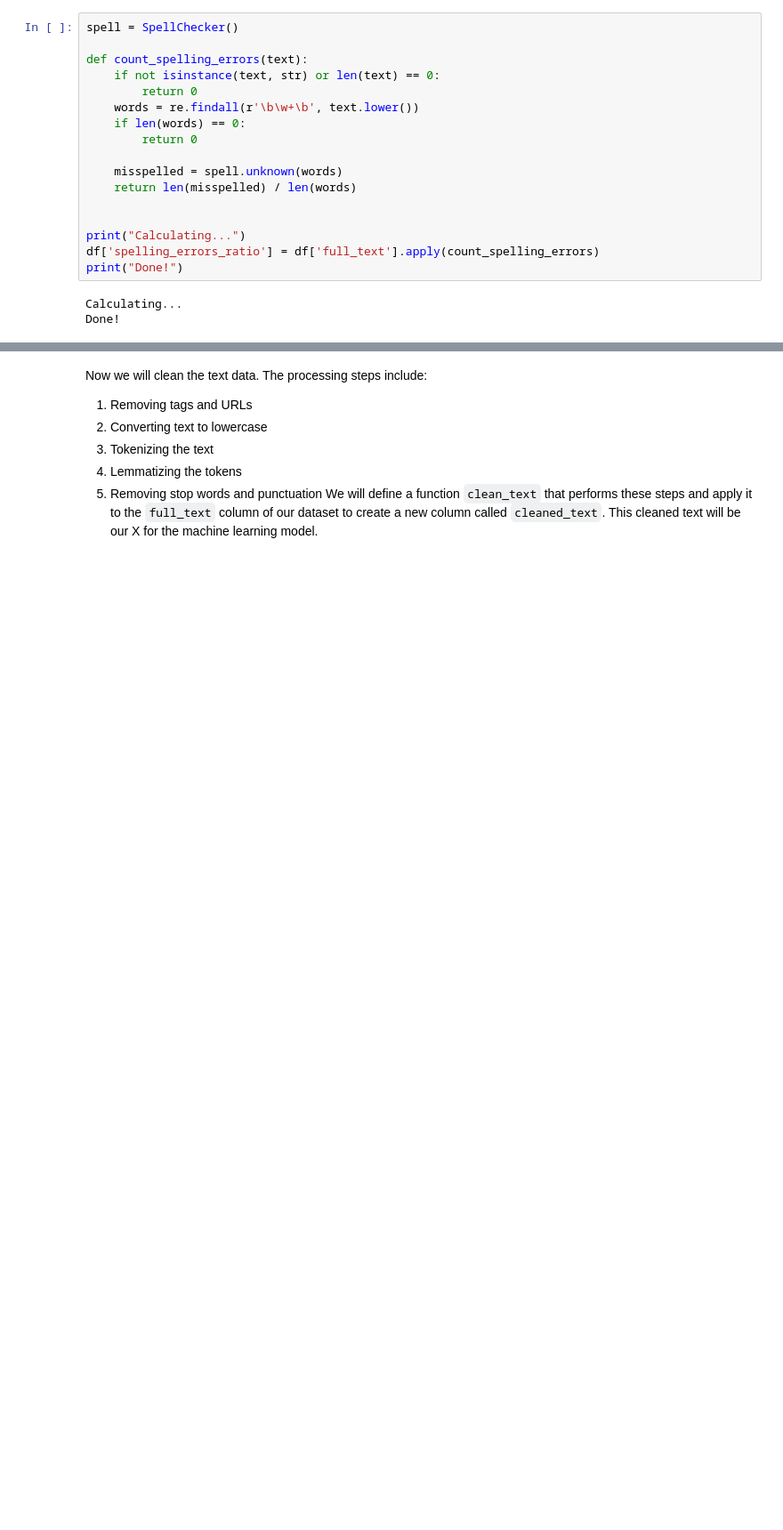
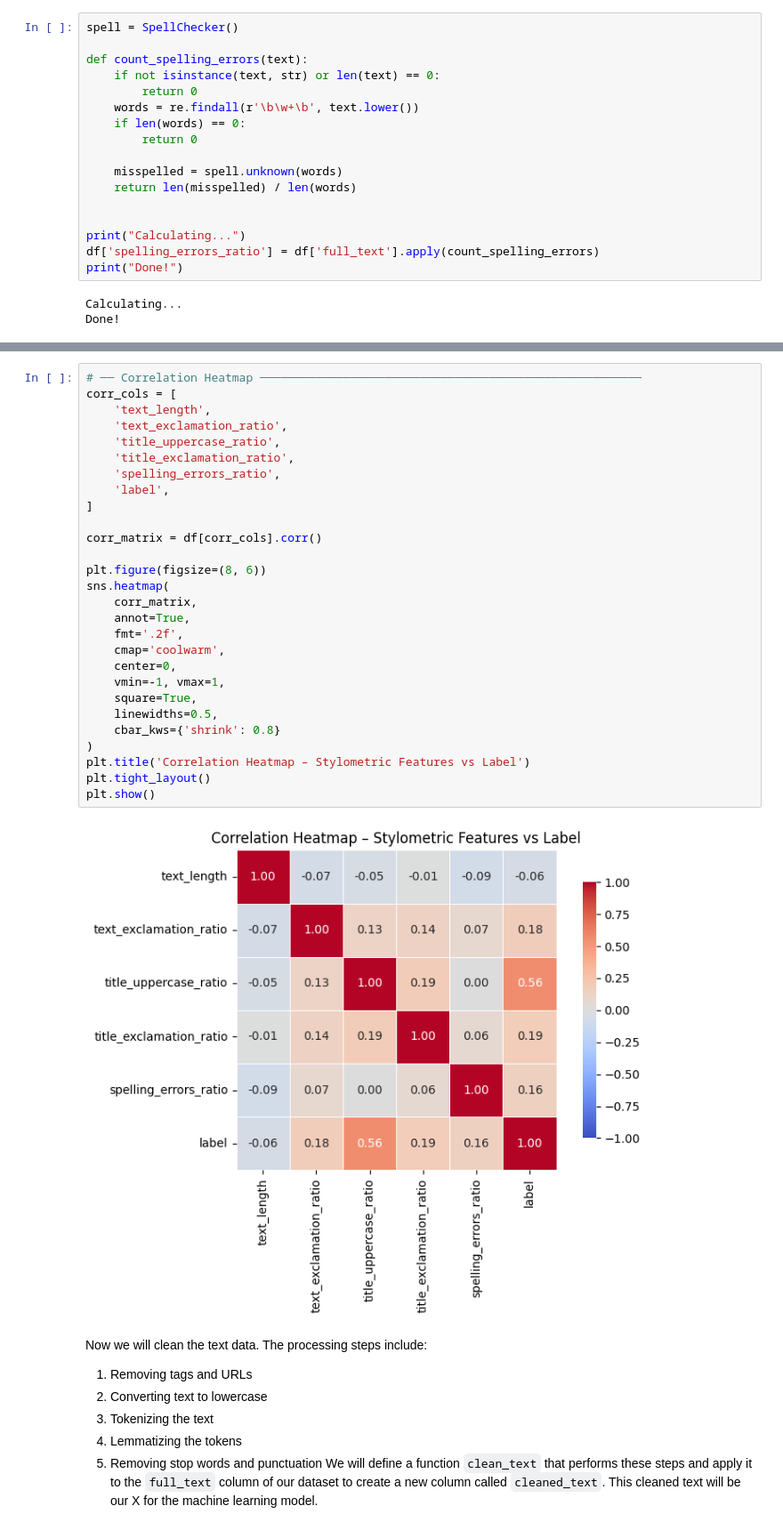
Before and after one commit to jackomazi/data-mining-and-machine-learning-project, a Jupyter notebook: fake_news_analysis_final.ipynb, the cells around one changed output, grey strips where cells are left out. Shown at 89% size. Cells and saved outputs as stored; diff of their text form; blank space fills up the shorter version.

```diff
--- a/fake_news_analysis_final.ipynb
+++ b/fake_news_analysis_final.ipynb
@@ -345,3 +383,33 @@ Done!
+# %%
+# ── Correlation Heatmap ───────────────────────────────────────────────────────
+corr_cols = [
+    'text_length',
+    'text_exclamation_ratio',
+    'title_uppercase_ratio',
+    'title_exclamation_ratio',
+    'spelling_errors_ratio',
+    'label',
+]
+
+corr_matrix = df[corr_cols].corr()
+
+plt.figure(figsize=(8, 6))
+sns.heatmap(
+    corr_matrix,
+    annot=True,
+    fmt='.2f',
+    cmap='coolwarm',
+    center=0,
+    vmin=-1, vmax=1,
+    square=True,
+    linewidths=0.5,
+    cbar_kws={'shrink': 0.8}
+)
+plt.title('Correlation Heatmap – Stylometric Features vs Label')
+plt.tight_layout()
+plt.show()
+# %% [output]
+[figure, added]
 # %% [markdown]
 Now we will clean the text data. The processing steps include:
 1. Removing tags and URLs
```
Also changed, not shown: parts of 2 cells of this notebook, 1 other file.
